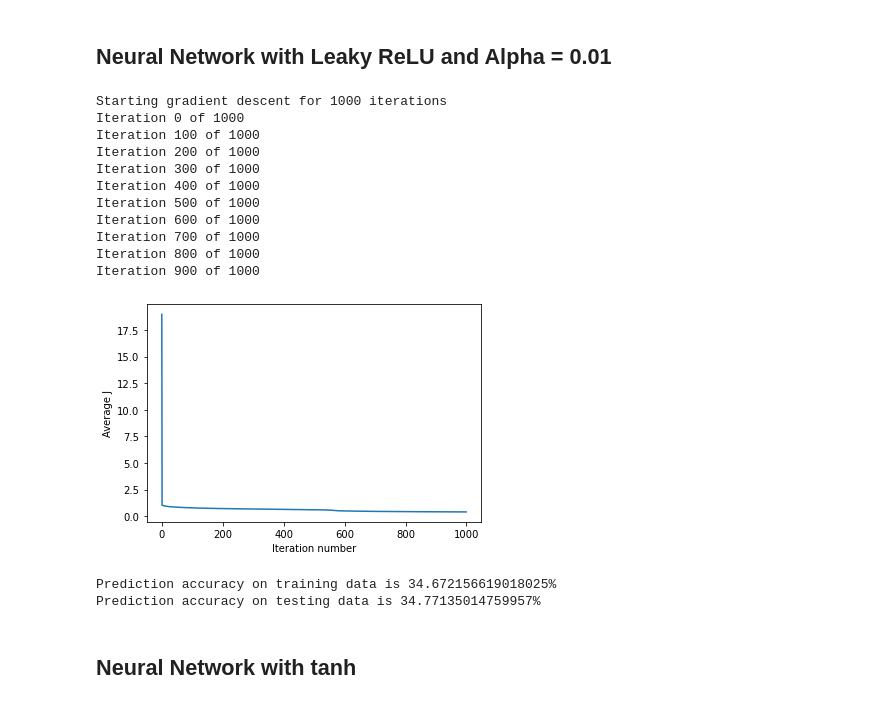
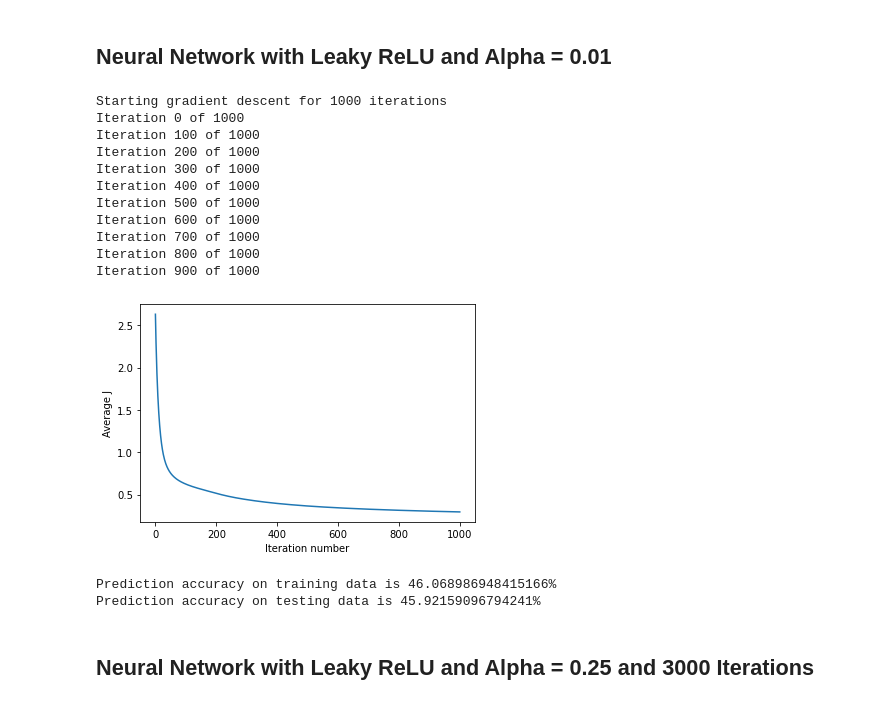
Before and after one commit to linamanda/LoLResultPrediction, a Jupyter notebook: Neural Network ML hw.ipynb, the cells around one changed output. Saved outputs shown, nothing was run; the diff lists cells and outputs as text; code cells hidden in the pictures.

Commit message:
Completed neural networks

```diff
--- a/Neural Network ML hw.ipynb
+++ b/Neural Network ML hw.ipynb
@@ -294,56 +467,40 @@ Prediction accuracy on testing data is 44.103785799368175%
 # %% [markdown]
 ## Neural Network with Leaky ReLU and Alpha = 0.01
 # %%
-# Redefining f(z) and f_deriv(z) to set activation function to Leaky ReLU
-
-def f(z):
-    # Leaky ReLU
-    return np.maximum(0.01 * z, z)
-
-def f_deriv(z):
-    # Leaky ReLU
-    z_ret = np.zeros_like(z)
-    for i in range(len(z)):
-        if z[i] < 0:
-            z_ret[i] = 0.01
-        elif z[i] >= 0:
-            z_ret[i] = 1
-    return z_ret
-
 # Running neural network, plotting cost, and displaying accuracy
 
 nn_structure_lr = [17, 15, 2]
 
 # train the NN
 W_lr, b_lr, avg_cost_func_lr = train_nn(nn_structure_lr, X_train, y_train, 1000, 0.01)
 
 # plot the avg_cost_func
 plt.plot(avg_cost_func_lr)
 plt.ylabel('Average J')
 plt.xlabel('Iteration number')
 plt.show()
 
 # get the prediction accuracy and print
 y_pred_lr = predict_y(W_lr, b_lr, X_train, 3)
 print('Prediction accuracy on training data is {}%'.format(accuracy_score(y_train, y_pred_lr) * 100))
 
 y_pred_lr = predict_y(W_lr, b_lr, X_test, 3)
 print('Prediction accuracy on testing data is {}%'.format(accuracy_score(y_test, y_pred_lr) * 100))
 # %% [output]
 Starting gradient descent for 1000 iterations
 Iteration 0 of 1000
 Iteration 100 of 1000
 Iteration 200 of 1000
 Iteration 300 of 1000
 Iteration 400 of 1000
 Iteration 500 of 1000
 Iteration 600 of 1000
 Iteration 700 of 1000
 Iteration 800 of 1000
 Iteration 900 of 1000
-[figure, old version]
+[figure, new version]
-Prediction accuracy on training data is 34.672156619018025%
-Prediction accuracy on testing data is 34.77135014759957%
+Prediction accuracy on training data is 46.068986948415166%
+Prediction accuracy on testing data is 45.92159096794241%
-# %% [markdown]
-## Neural Network with tanh
+# %% [markdown]
+## Neural Network with Leaky ReLU and Alpha = 0.25 and 3000 Iterations
 # %%
```
Also changed, not shown: parts of 12 cells of this notebook.
